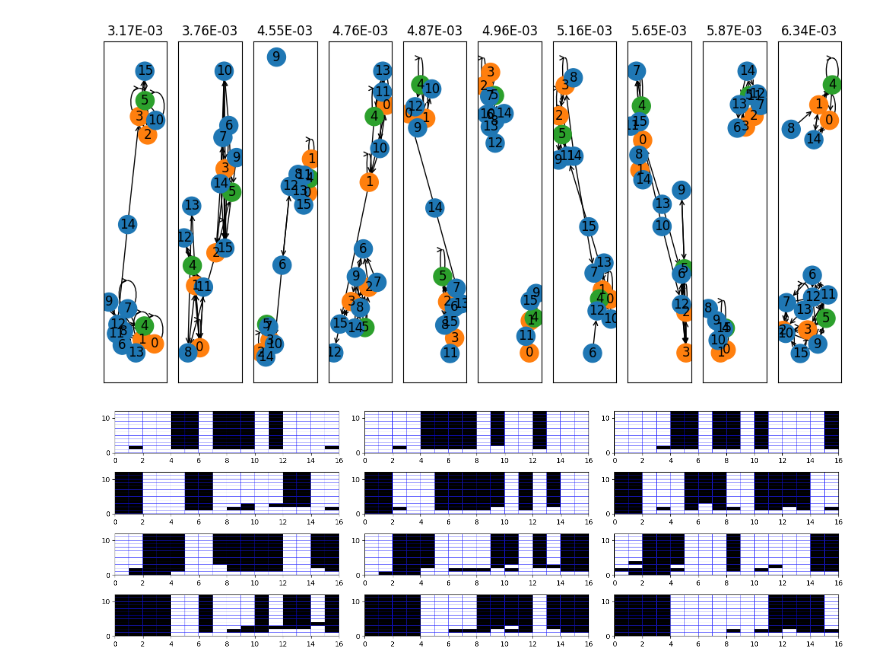
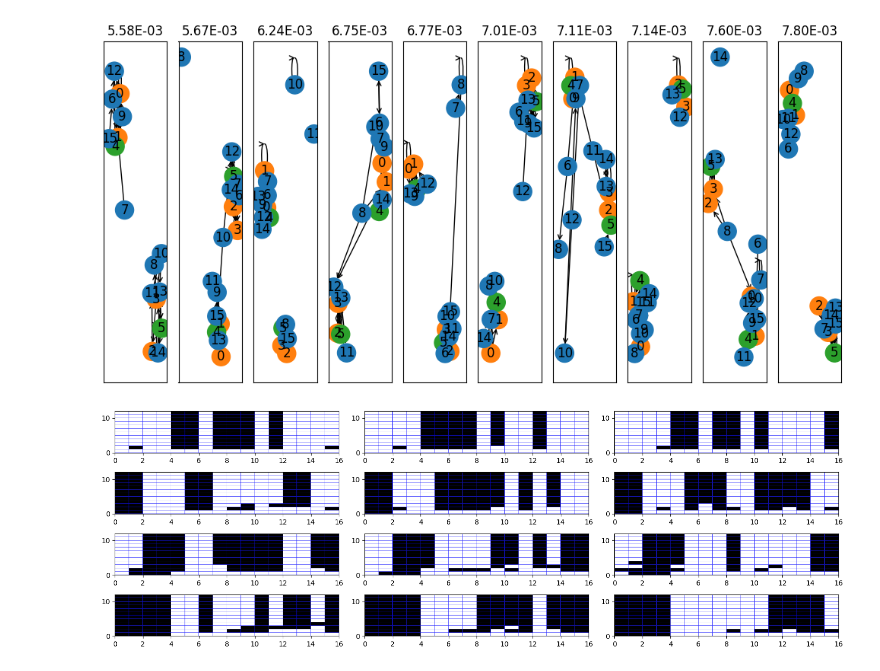
Before and after one commit to trevormccrt/gpuaffman_networks, a Jupyter notebook: genetics/analysis/parralel_and_task_results.ipynb, the cells around one changed output. Saved outputs shown, nothing was run; the diff lists cells and outputs as text; code cells hidden in the pictures.

```diff
--- a/genetics/analysis/parralel_and_task_results.ipynb
+++ b/genetics/analysis/parralel_and_task_results.ipynb
@@ -22,39 +32,44 @@ with open(os.path.join(data_dir,"best_populations.pk"), "rb") as f:
     populations = pickle.load(f)
 # %%
 N = populations[0][0].shape[0]
-input_state = cp.asnumpy(parralel_and_task_evolution.make_pnand_input_state(N))
+input_state = cp.asnumpy(tasks.make_4_bit_input_state(N))
 batched_input_state = np.broadcast_to(np.expand_dims(np.expand_dims(input_state, 1), 1), (input_state.shape[0], len(populations), 1, N)).astype(np.bool_)
 best_functions = np.expand_dims(np.stack([x[0] for x in populations], axis=0), 1).astype(np.bool_)
 best_conn = np.expand_dims(np.stack([x[1] for x in populations], axis=0), 1).astype(np.int16)
 best_used_conn = np.expand_dims(np.stack([x[2] for x in populations], axis=0), 1).astype(np.bool_)
+# %%
+a = cp.array(batched_input_state)
+b = cp.array(best_functions)
+c = cp.array(best_conn)
+d = cp.array(best_used_conn)
 # %%
-best_functions, best_conn, best_used_conn, sorted_perfs =  analysis_util.sort_by_performance(batched_input_state, best_functions, best_conn, best_used_conn, parralel_and_task_evolution.evaluate_pnand_task)
+best_functions, best_conn, best_used_conn, sorted_perfs =  analysis_util.sort_by_performance(batched_input_state, best_functions, best_conn, best_used_conn, tasks.evaluate_pnand_task)
 # %%
 import importlib
 importlib.reload(general_network_visualization)
-graphs = [general_network_visualization.influence_graph_from_ragged_spec(f[0, :, :], c[0, :, :], uc[0, :, :]) for f, c, uc in zip(best_functions, best_conn, best_used_conn)]
+graphs = [general_network_visualization.influence_graph_from_ragged_spec(f[0, :, :], c[0, :, :], uc[0, :, :]) for f, c, uc in zip(cp.asnumpy(best_functions), cp.asnumpy(best_conn), cp.asnumpy(best_used_conn))]
 # %%
 import importlib
 importlib.reload(general_network_visualization)
 best_to_plot = 10
 to_plot = graphs[:best_to_plot]
 fig, axs = plt.subplots(ncols=len(to_plot), figsize=(10,5))
-node_colors = ["C0"] * N
+node_colors = ["C0"] * int(N)
 node_colors[0] = "C1"
 node_colors[1] = "C1"
 node_colors[2] = "C1"
 node_colors[3] = "C1"
 node_colors[4] = "C2"
 node_colors[5] = "C2"
 
 
 for g, ax, err in zip(graphs, axs, sorted_perfs[:best_to_plot]):
     pos = nx.spring_layout(g)
     general_network_visualization.plot_network_directed(g, pos, ax, node_colors)
     ax.set_title("{:.2E}".format(err))
 fig.tight_layout()
 # %% [output]
-[figure, old version]
+[figure, new version]
 # %%
 influence = analysis_util.compute_influence(best_functions[:2, 0, ...])
 # %%
```
Also changed, not shown: parts of 3 cells of this notebook, 9 other files.
